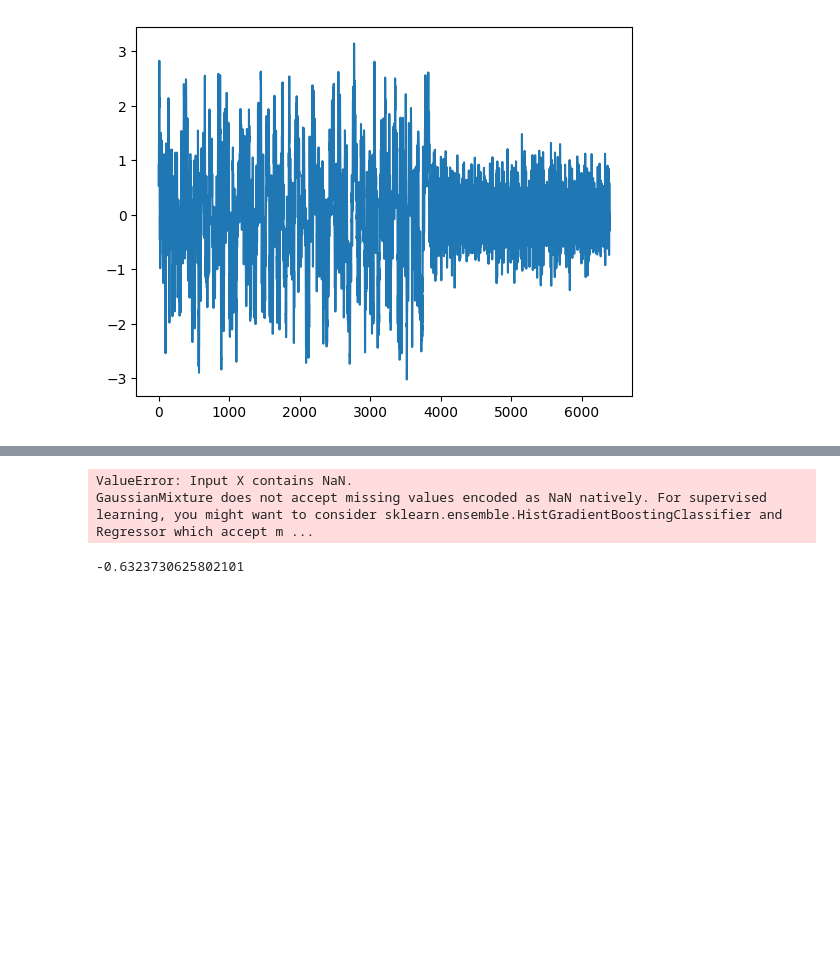
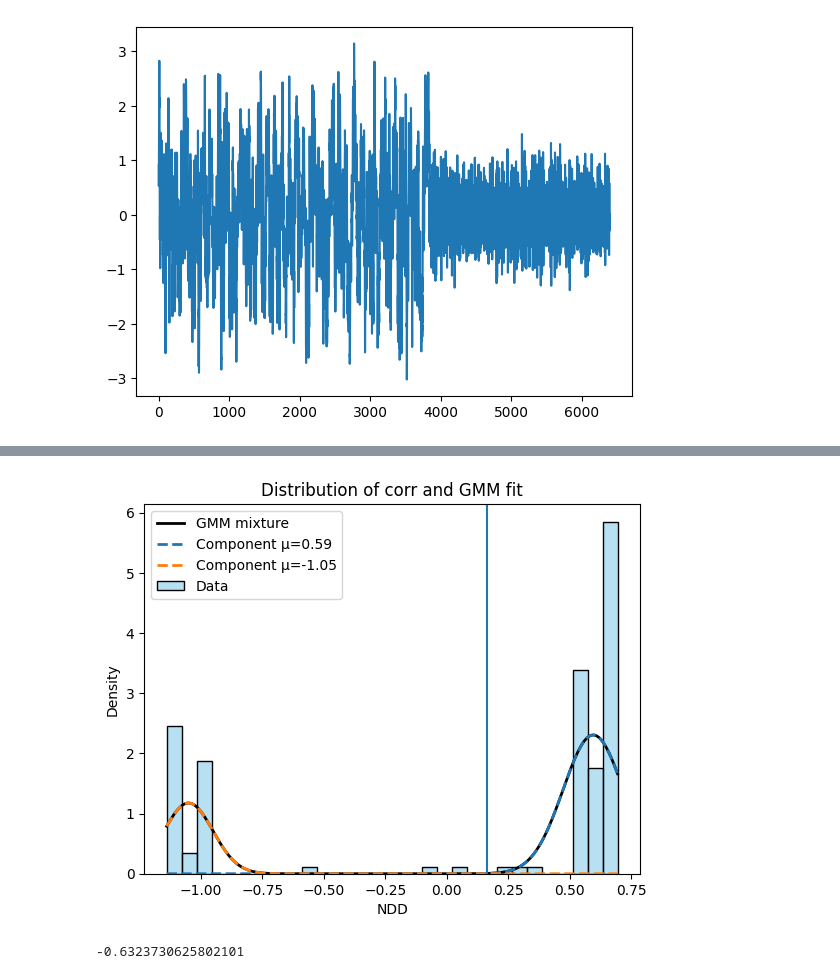
Before and after one commit to wojemann/DynaSD, a Jupyter notebook: examples/test_sim.ipynb, the cells around one changed output, grey strips where cells are left out. Saved outputs shown, nothing was run; the diff lists cells and outputs as text; code cells hidden in the pictures; blank space fills up the shorter version.

```diff
--- a/examples/test_sim.ipynb
+++ b/examples/test_sim.ipynb
@@ -225,36 +222,35 @@ import numpy as np
 
 y = sc.ndimage.median_filter(np.log(ndd.loc[~train_mask,].copy()),size=20,mode='nearest',axes=0)
 for i in range(y.shape[1]):
     x = y[:,i]
     gmm = GaussianMixture(n_components=2, random_state=42)
     gmm.fit(x.reshape(-1,1))
 
     # Plot the histogram of the data
     sns.histplot(x.flatten(), bins=30, stat='density', color='skyblue', label='Data', alpha=0.6)
 
     # Plot the estimated Gaussian components
     x = np.linspace(x.min(), x.max(), 1000).reshape(-1, 1)
     logprob = gmm.score_samples(x)  # Score for each x, repeated for 8 channels
     pdf = np.exp(logprob)
     plt.plot(x, pdf, color='black', lw=2, label='GMM mixture')
 
     # Plot each component
     means = gmm.means_.flatten()
     covars = np.sqrt(gmm.covariances_).flatten()
     weights = gmm.weights_.flatten()
     for mean, covar, weight in zip(means, covars, weights):
         component_pdf = weight * (1/(np.sqrt(2*np.pi)*covar)) * np.exp(-0.5*((x-mean)/covar)**2)
         plt.plot(x, component_pdf, lw=2, linestyle='--', label=f'Component μ={mean:.2f}')
-
+    plt.axvline(x=np.log(model._get_pretrained_threshold()))
     plt.legend()
     plt.xlabel('NDD')
     plt.ylabel('Density')
     plt.title('Distribution of corr and GMM fit')
     plt.show()
     break
 # %% [output]
-ValueError: Input X contains NaN.
-GaussianMixture does not accept missing values encoded as NaN natively. For supervised learning, you might want to consider sklearn.ensemble.HistGradientBoostingClassifier and Regressor which accept m ...
+[figure, added]
 # %%
 g =np.log(model.get_threshold(model.mse_df.iloc[train_idx:,:],method='medianover'))
 _,sz_clf = model.get_onset_and_spread(model.mse_df.iloc[:,:],ret_smooth_mat=True)
```
Also changed, not shown: parts of 14 cells of this notebook, 8 other files.
